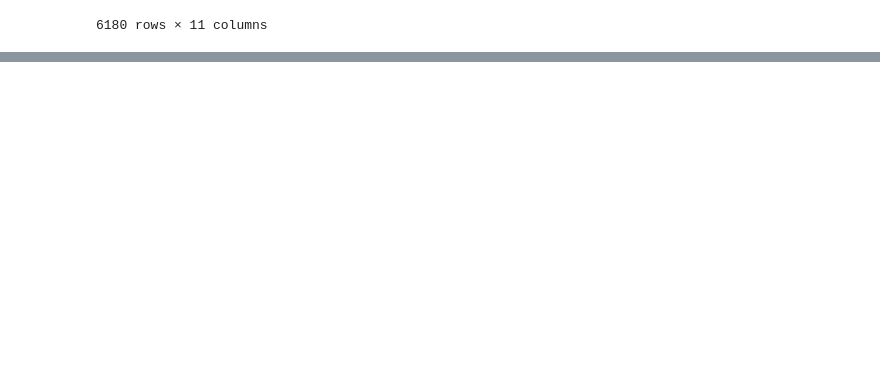
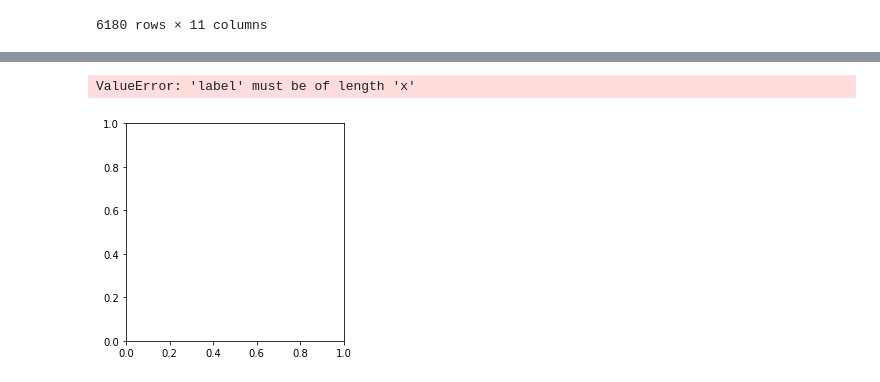
Before and after one commit to Hridh0y/WebScraper, a Jupyter notebook: Sentiment Analysis - Destiny 2.ipynb, the cells around one changed output, grey strips where cells are left out. Drawn from its saved outputs; the diff is of its cells as text; code cells hidden in the pictures; blank space fills up the shorter version.

```diff
--- a/Sentiment Analysis - Destiny 2.ipynb
+++ b/Sentiment Analysis - Destiny 2.ipynb
@@ -122,0 +155,21 @@ df
+# %%
+
+explode = [0.3,0.02,0.02,0.02,0.02]
+labels = ['Verfied', 'Non Verified']
+colors = sns.color_palette('bright')
+plt.pie(df['Sentiment Analyzer Accuracy'],
+        labels=labels,
+        colors = colors,
+        autopct = '%0.0f%%',
+        explode = explode,
+        shadow = 'True',
+        startangle = 90,
+        textprops = {'color': 'Green','fontsize':16},
+        wedgeprops = {'linewidth': 6},
+        frame = 'true' ,
+        center = (0.1,0.1),
+        rotatelabels = 'true')
+plt.show()
+# %% [output]
+ValueError: 'label' must be of length 'x'
+[figure, added]
```
Also changed, not shown: parts of 7 cells of this notebook, 6 other files.
